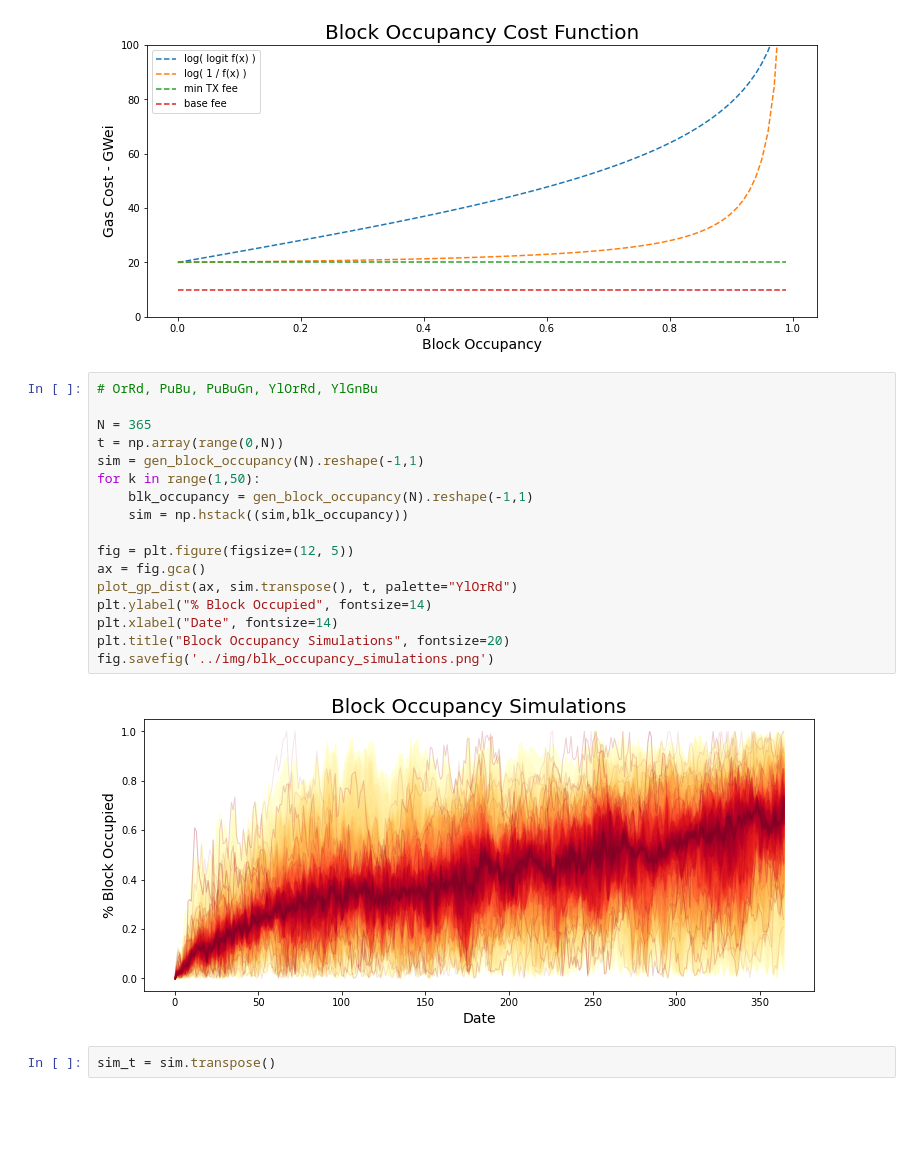
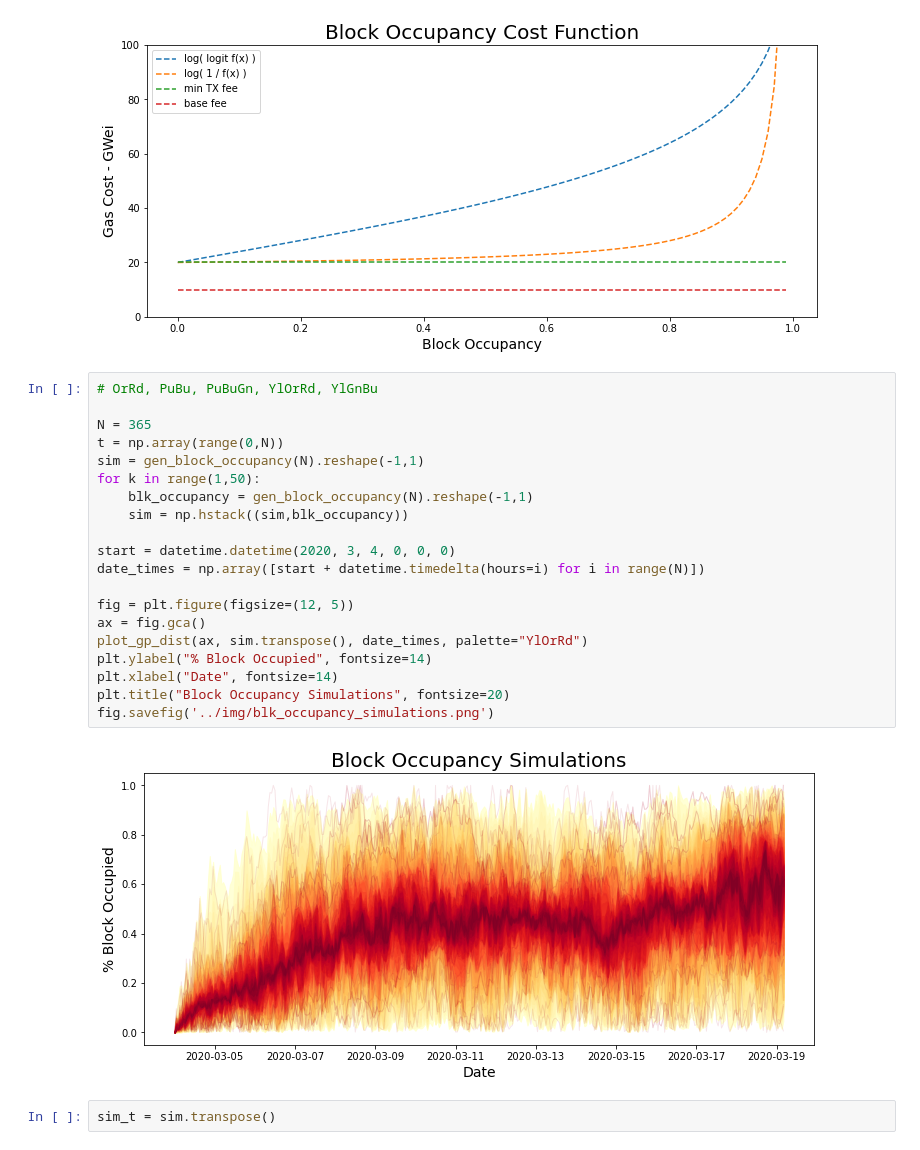
Before and after one commit to icmoore/syscoin-tex, a Jupyter notebook: notebooks/sys_4_sysx.ipynb, the cells around one changed output. Saved outputs shown, nothing was run; the diff lists cells and outputs as text; blank space fills up the shorter version.

```diff
--- a/notebooks/sys_4_sysx.ipynb
+++ b/notebooks/sys_4_sysx.ipynb
@@ -132,22 +130,25 @@ fig.savefig('../img/blk_occupancy_cost_fn.png')
 # %%
 # OrRd, PuBu, PuBuGn, YlOrRd, YlGnBu
 
 N = 365
 t = np.array(range(0,N))
 sim = gen_block_occupancy(N).reshape(-1,1)
 for k in range(1,50):
     blk_occupancy = gen_block_occupancy(N).reshape(-1,1)
     sim = np.hstack((sim,blk_occupancy))
 
+start = datetime.datetime(2020, 3, 4, 0, 0, 0)
+date_times = np.array([start + datetime.timedelta(hours=i) for i in range(N)])
+
 fig = plt.figure(figsize=(12, 5))
 ax = fig.gca()
-plot_gp_dist(ax, sim.transpose(), t, palette="YlOrRd")
+plot_gp_dist(ax, sim.transpose(), date_times, palette="YlOrRd")
 plt.ylabel("% Block Occupied", fontsize=14)
 plt.xlabel("Date", fontsize=14)
 plt.title("Block Occupancy Simulations", fontsize=20)
 fig.savefig('../img/blk_occupancy_simulations.png')
 # %% [output]
-[figure, old version]
+[figure, new version]
 # %%
 sim_t = sim.transpose()
 # %%
```
Also changed, not shown: parts of 5 cells of this notebook, 17 other files.
